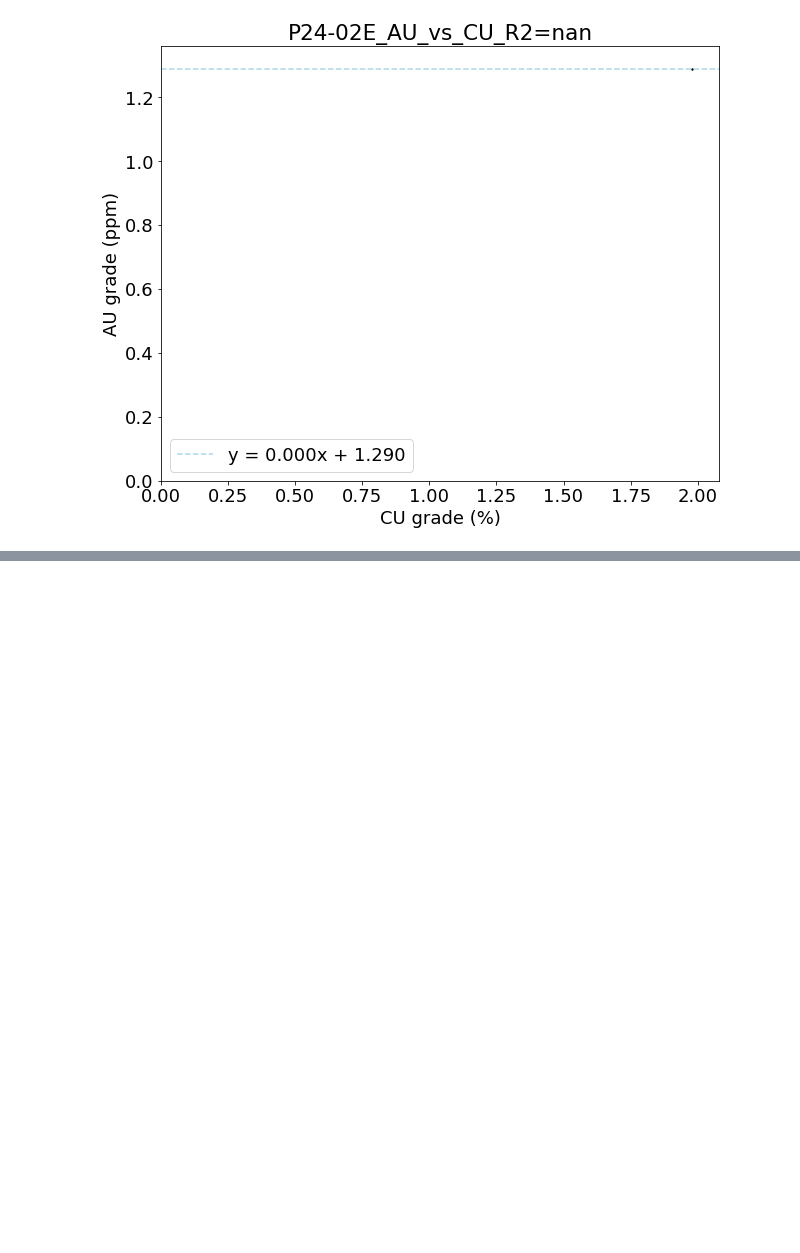
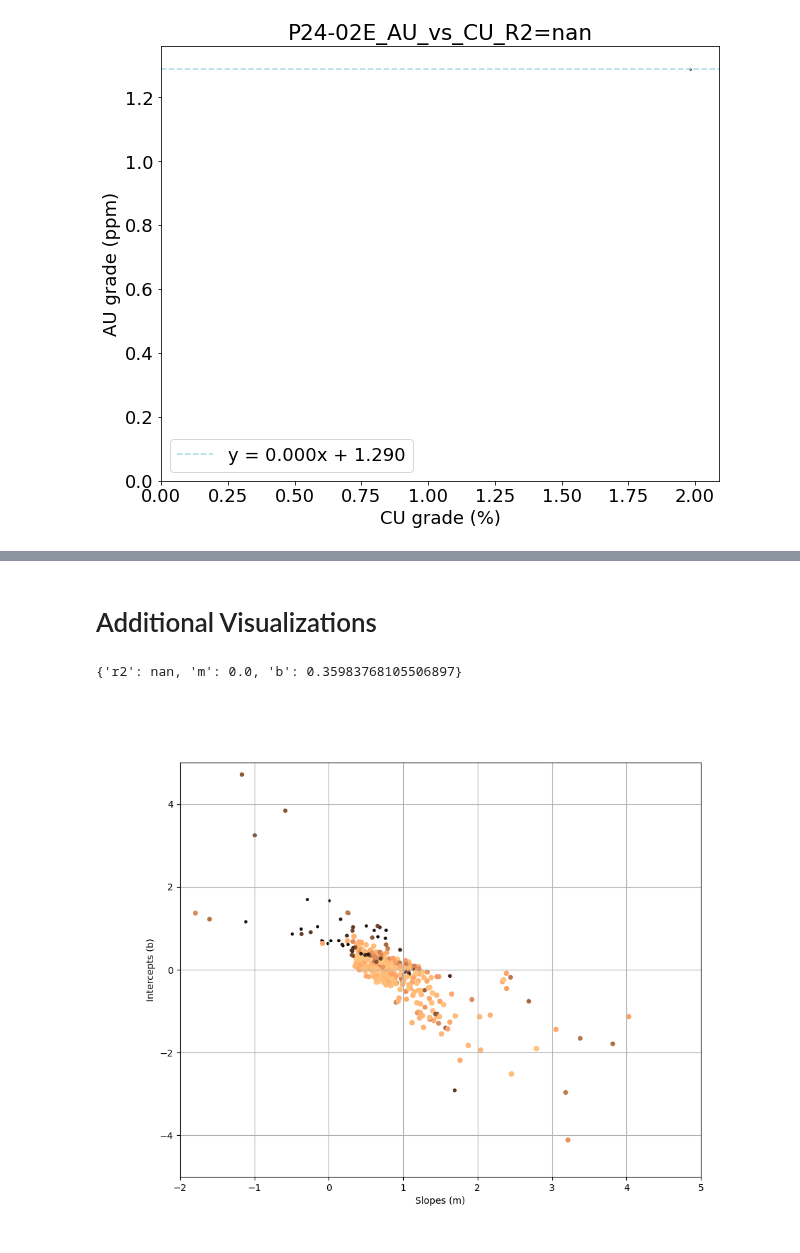
Before and after one commit to jouytrew/masters_pfti, a Jupyter notebook: notebooks/grade_analysis_compare_dp_pcbc.ipynb, the cells around one changed output, grey strips where cells are left out. Cells and saved outputs as stored; diff of their text form; code cells hidden in the pictures; blank space fills up the shorter version.

```diff
--- a/notebooks/grade_analysis_compare_dp_pcbc.ipynb
+++ b/notebooks/grade_analysis_compare_dp_pcbc.ipynb
@@ -199,0 +235,37 @@ if SAVE:
+# %% [markdown]
+# Additional Visualizations
+# %%
+pcbc_lr_params['P26-14E']
+# %% [output]
+{'r2': nan, 'm': 0.0, 'b': 0.35983768105506897}
+# %%
+ms, bs, r2s = [], [], []
+valid_dpids = []
+
+for dpid, params in pcbc_lr_params.items():
+    if not np.isnan(params['r2']):
+        if not params['r2'] == 1.0:
+            valid_dpids.append(dpid)
+            r2s.append(params['r2'])
+            bs.append(params['b'])
+            ms.append(params['m'])
+# %%
+fig = plt.figure()
+fig.set_size_inches(10, 8)
+ax = fig.add_subplot()
+
+cmap = plt.colormaps.get('copper')
+norm = colors.Normalize(vmin=0, vmax=1)
+
+s = 5 + 20 * norm(r2s)
+
+# Graph
+ax.scatter(ms, bs, c=cmap(r2s), s=s, alpha=1)
+ax.set_xlim([-2, 5])
+ax.set_ylim([-5, 5])
+
+ax.set_ylabel('Intercepts (b)')
+ax.set_xlabel('Slopes (m)')
+ax.grid()
+# %% [output]
+[figure, added]
```
Also changed, not shown: parts of 14 cells of this notebook.
